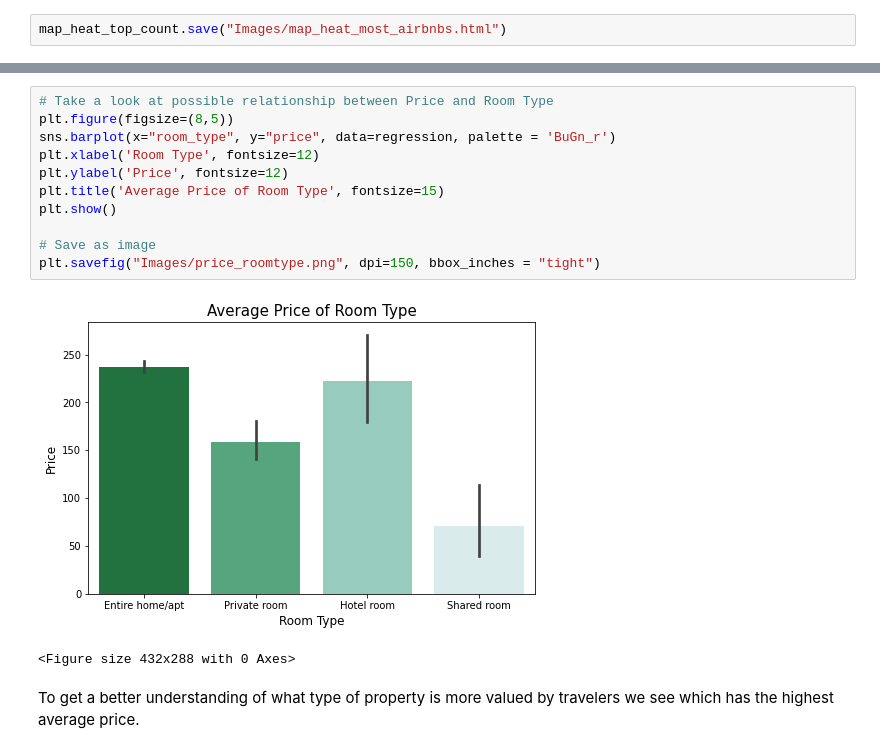
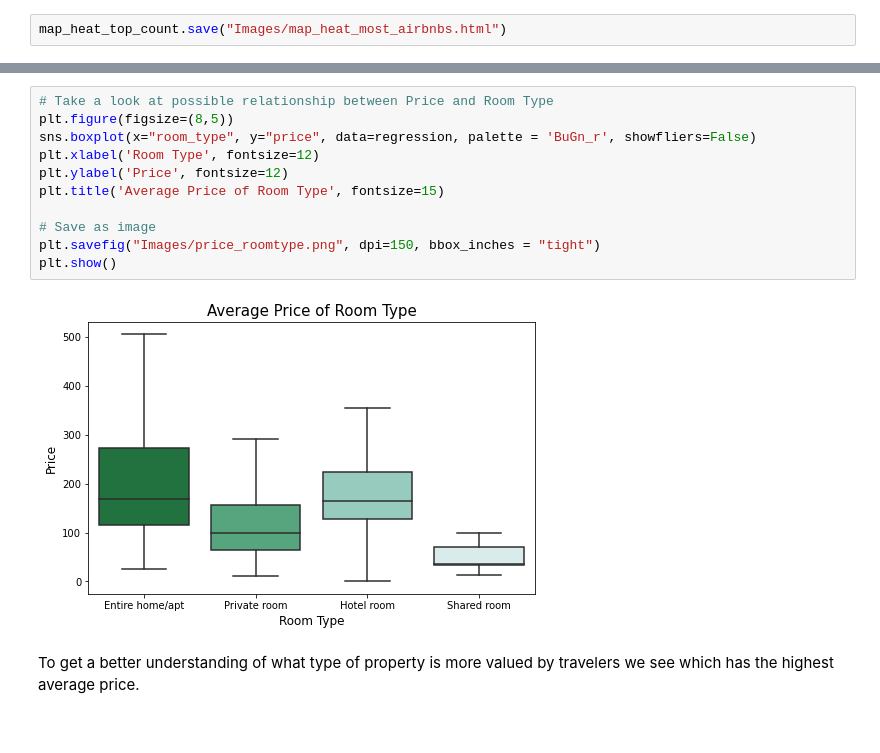
Before and after one commit to rachelfein/capstone, a Jupyter notebook: Exploratory_Data_Analysis.ipynb, the cells around one changed output, grey strips where cells are left out. Cells and saved outputs as stored; diff of their text form.

```diff
--- a/Exploratory_Data_Analysis.ipynb
+++ b/Exploratory_Data_Analysis.ipynb
@@ -925,17 +969,16 @@ map_heat_top_price.save("Images/map_heat_cost_most.html")
 # %%
 # Take a look at possible relationship between Price and Room Type
 plt.figure(figsize=(8,5))
-sns.barplot(x="room_type", y="price", data=regression, palette = 'BuGn_r')
+sns.boxplot(x="room_type", y="price", data=regression, palette = 'BuGn_r', showfliers=False)
 plt.xlabel('Room Type', fontsize=12)
 plt.ylabel('Price', fontsize=12)
 plt.title('Average Price of Room Type', fontsize=15)
-plt.show()
 
 # Save as image
 plt.savefig("Images/price_roomtype.png", dpi=150, bbox_inches = "tight")
+plt.show()
 # %% [output]
-[figure, old version]
+[figure, new version]
-<Figure size 432x288 with 0 Axes>
 # %% [markdown]
 To get a better understanding of what type of property is more valued by travelers we see which has the highest average price.
 # %%
```
Also changed, not shown: parts of 11 cells of this notebook, 7 other files.
